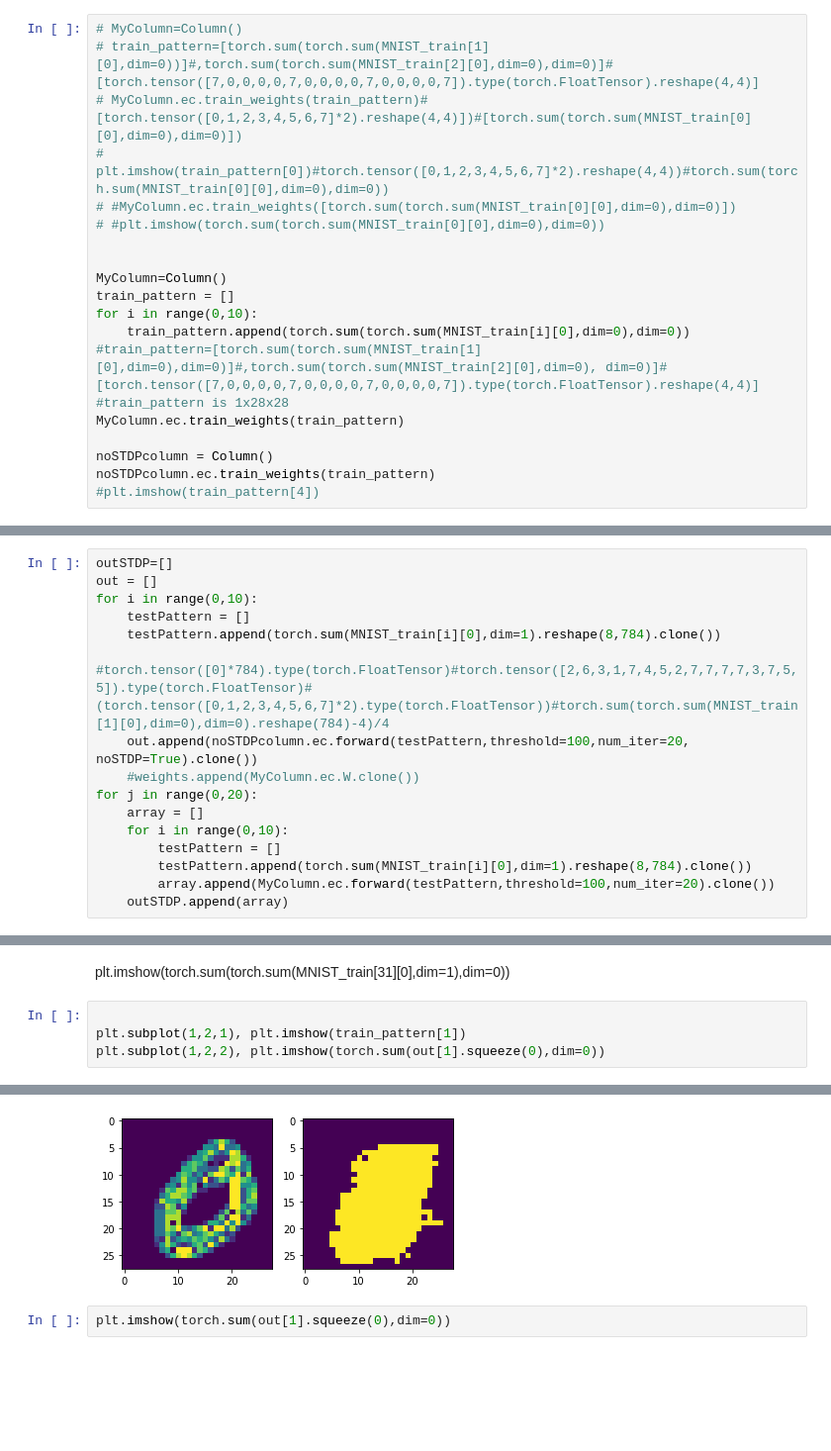
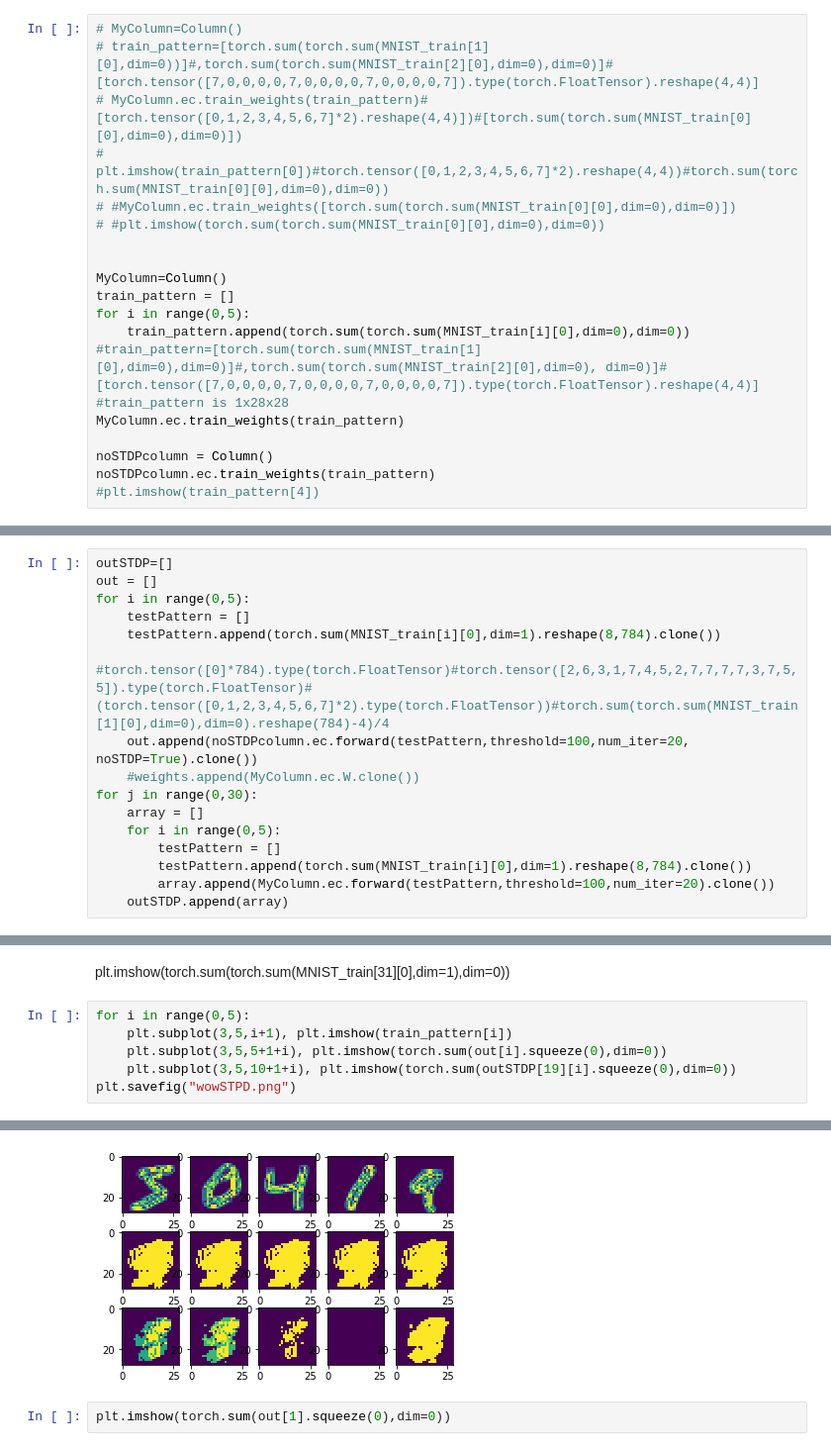
Before and after one commit to neilashm/SpykeTorch, a Jupyter notebook: lab1/SpikingHopfieldNet.ipynb, the cells around one changed output, grey strips where cells are left out. Shown: that part at 99% size. Saved outputs shown, nothing was run; the diff lists cells and outputs as text; blank space fills up the shorter version.

```diff
--- a/lab1/SpikingHopfieldNet.ipynb
+++ b/lab1/SpikingHopfieldNet.ipynb
@@ -89,7 +89,7 @@ class Column(nn.Module):
 
 MyColumn=Column()
 train_pattern = []
-for i in range(0,10):
+for i in range(0,5):
     train_pattern.append(torch.sum(torch.sum(MNIST_train[i][0],dim=0),dim=0))
 #train_pattern=[torch.sum(torch.sum(MNIST_train[1][0],dim=0),dim=0)]#,torch.sum(torch.sum(MNIST_train[2][0],dim=0), dim=0)]#[torch.tensor([7,0,0,0,0,7,0,0,0,0,7,0,0,0,0,7]).type(torch.FloatTensor).reshape(4,4)]
 #train_pattern is 1x28x28
@@ -121,15 +121,15 @@ for i in range(100):
 # %%
 outSTDP=[]
 out = []
-for i in range(0,10):
+for i in range(0,5):
     testPattern = []
     testPattern.append(torch.sum(MNIST_train[i][0],dim=1).reshape(8,784).clone())
     #torch.tensor([0]*784).type(torch.FloatTensor)#torch.tensor([2,6,3,1,7,4,5,2,7,7,7,7,3,7,5,5]).type(torch.FloatTensor)#(torch.tensor([0,1,2,3,4,5,6,7]*2).type(torch.FloatTensor))#torch.sum(torch.sum(MNIST_train[1][0],dim=0),dim=0).reshape(784)-4)/4
     out.append(noSTDPcolumn.ec.forward(testPattern,threshold=100,num_iter=20, noSTDP=True).clone())
     #weights.append(MyColumn.ec.W.clone())
-for j in range(0,20):
+for j in range(0,30):
     array = []
-    for i in range(0,10):
+    for i in range(0,5):
         testPattern = []
         testPattern.append(torch.sum(MNIST_train[i][0],dim=1).reshape(8,784).clone())
         array.append(MyColumn.ec.forward(testPattern,threshold=100,num_iter=20).clone())
@@ -158,7 +158,9 @@ plt.imshow(torch.sum(MyColumn.ec.forward(test,threshold=100,num_iter=20).squeeze
 # %% [markdown]
 plt.imshow(torch.sum(torch.sum(MNIST_train[31][0],dim=1),dim=0))
 # %%
-
-plt.subplot(1,2,1), plt.imshow(train_pattern[1])
-plt.subplot(1,2,2), plt.imshow(torch.sum(out[1].squeeze(0),dim=0))
+for i in range(0,5):
+    plt.subplot(3,5,i+1), plt.imshow(train_pattern[i])
+    plt.subplot(3,5,5+1+i), plt.imshow(torch.sum(out[i].squeeze(0),dim=0))
+    plt.subplot(3,5,10+1+i), plt.imshow(torch.sum(outSTDP[19][i].squeeze(0),dim=0))
+plt.savefig("wowSTPD.png")
 # %% [output]
@@ -167,4 +167,4 @@ plt.subplot(1,2,2), plt.imshow(torch.sum(out[1].squeeze(0),dim=0))
-[figure, old version]
+[figure, new version]
 # %%
 plt.imshow(torch.sum(out[1].squeeze(0),dim=0))
 # %% [output]
```
Also changed, not shown: parts of 4 cells of this notebook.
